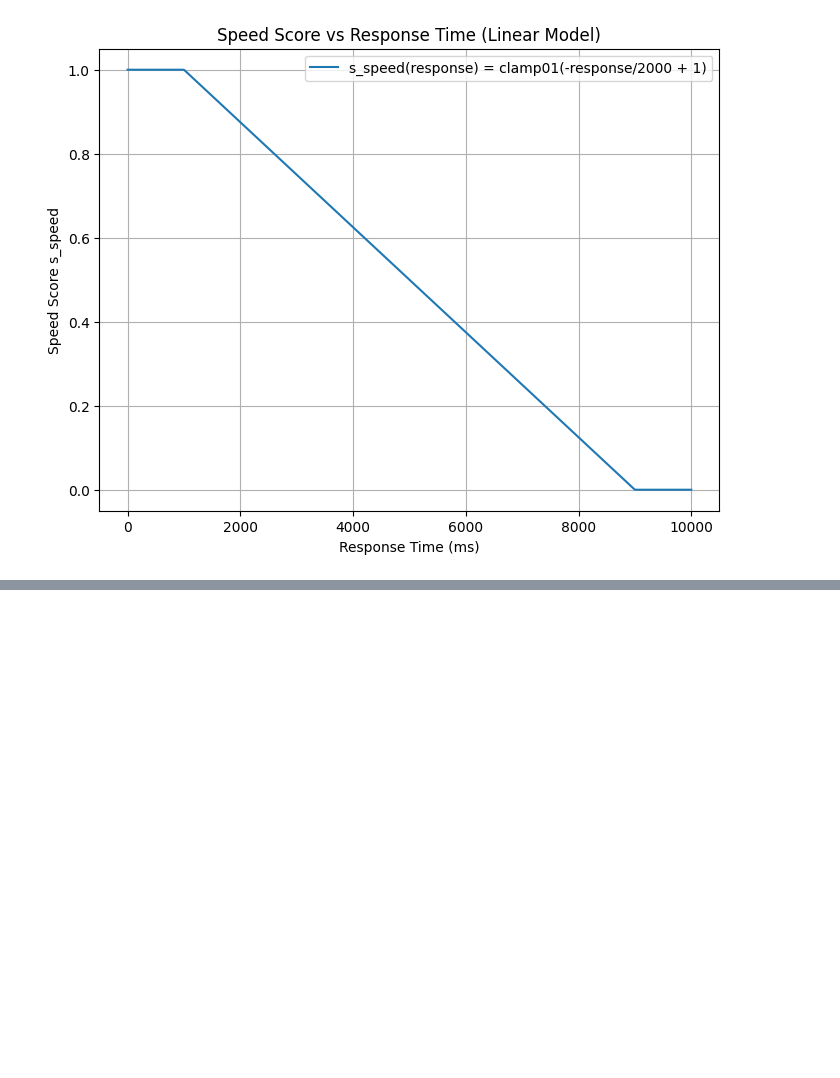
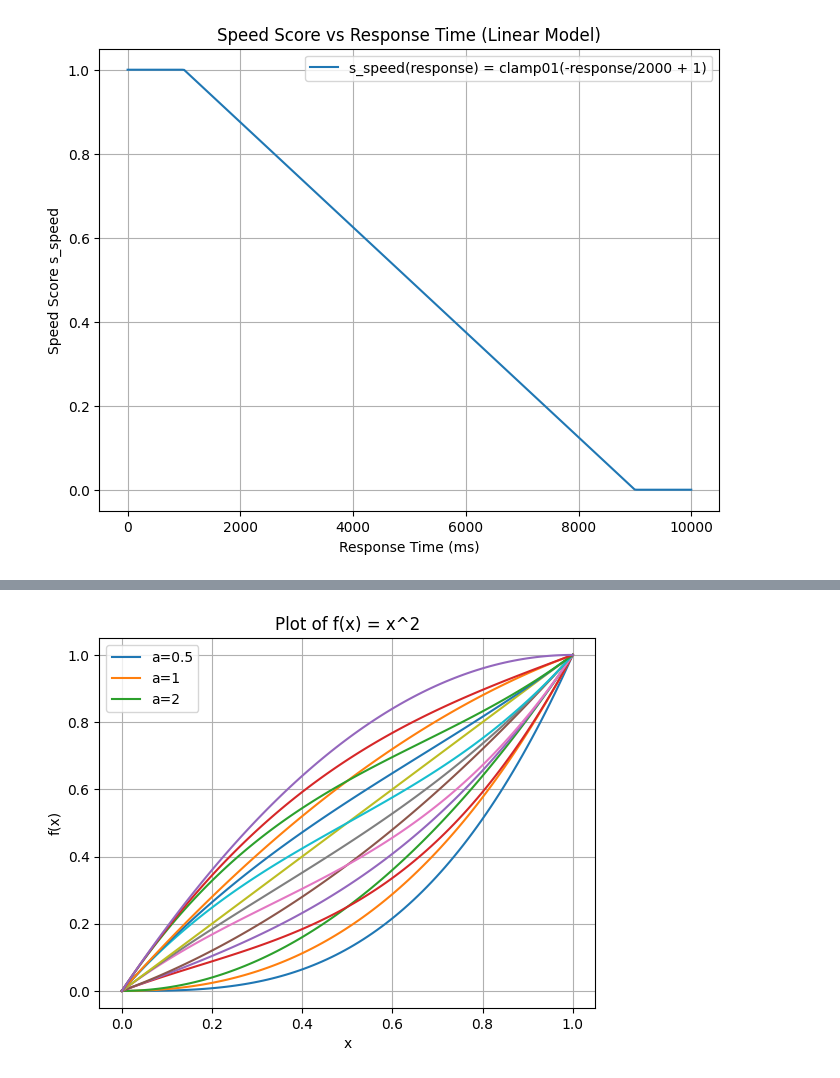
Before and after one commit to Stamehad/EarTrainer, a Jupyter notebook: eartrainer/eartrainer_Cpp/test.ipynb, the cells around one changed output, grey strips where cells are left out. Cells and saved outputs as stored; diff of their text form; code cells hidden in the pictures; blank space fills up the shorter version.

```diff
--- a/eartrainer/eartrainer_Cpp/test.ipynb
+++ b/eartrainer/eartrainer_Cpp/test.ipynb
@@ -510,0 +631,17 @@ plt.show()
+# %%
+# plot f(x) = x^2 between 0 and 1
+import numpy as np
+import matplotlib.pyplot as plt
+x = np.linspace(0, 1, 100)
+for a in [-1, -0.5, 0, 0.5, 1]:
+    for b in [-1, -0.5, 0]:
+        y = x + x * (1 - x) * (a + b * x)
+        plt.plot(x, y)
+plt.title("Plot of f(x) = x^2")
+plt.xlabel("x")
+plt.ylabel("f(x)")
+plt.grid(True)
+plt.legend([f"a={a}" for a in [0.5, 1, 2]])
+plt.show()
+# %% [output]
+[figure, added]
```
Also changed, not shown: parts of 13 cells of this notebook, 10 other files.
